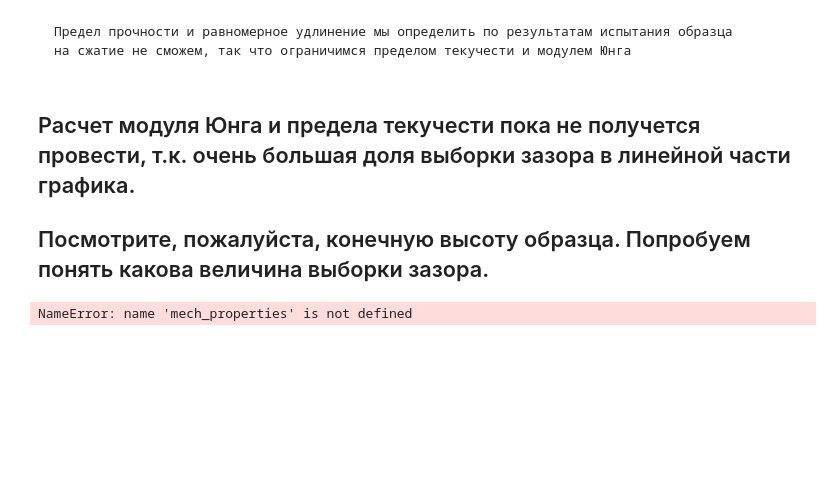
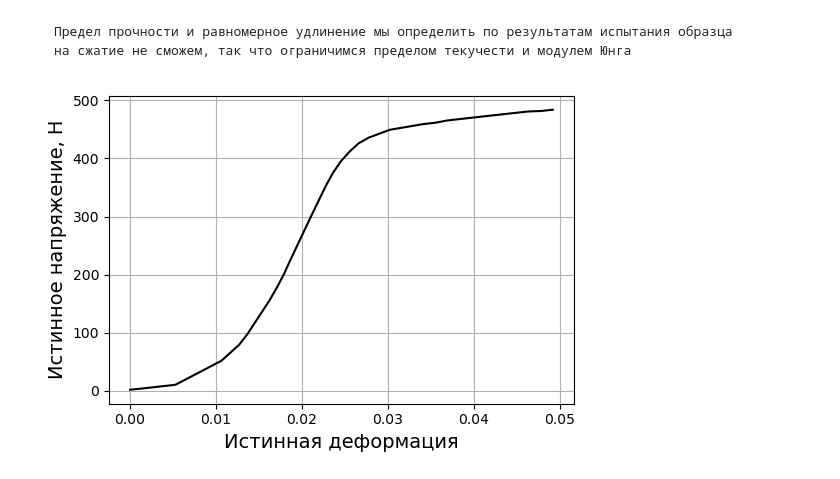
Before and after one commit to AlexanderASidorov/tension_test_calculations, a Jupyter notebook: dz/dz001/Fairuzova/Compression_test.ipynb, the cells around one changed output. Saved outputs shown, nothing was run; the diff lists cells and outputs as text; code cells hidden in the pictures; blank space fills up the shorter version.

```diff
--- a/dz/dz001/Fairuzova/Compression_test.ipynb
+++ b/dz/dz001/Fairuzova/Compression_test.ipynb
@@ -57,11 +57,11 @@ stress_strain.plot_graph(stress_strain.strain_true, stress_strain.stress_true, '
 # %% [markdown]
     Предел прочности и равномерное удлинение мы определить по результатам испытания образца
     на сжатие не сможем, так что ограничимся пределом текучести и модулем Юнга
-# %% [markdown]
-## Расчет модуля Юнга и предела текучести пока не получется провести, т.к. очень большая доля выборки зазора в линейной части графика.
-## Посмотрите, пожалуйста, конечную высоту образца. Попробуем понять какова величина выборки зазора.
-# %%
-# На данном этапе предел текучести давайте выберем визуально. Для этого посмотрим на данные поближе
-mech_properties.plot_graph(mech_properties.strain_eng[:25], mech_properties.stress_eng[:25], 'Инженерная деформация, %', 'Инженерное напряжение, МПа')
-# %% [output]
-NameError: name 'mech_properties' is not defined
+# %%
+# Создадим объект для расчета мех. характиристик (модуля Юнга и предела текучести)
+mech_properties = Mech_properties (stress_strain.strain_true, stress_strain.stress_true, stress_type = 'true')
+# Посмотрим внимательнее на "около" упругую часть графика
+filtr01 = mech_properties.strain <= 0.05
+stress_strain.plot_graph(stress_strain.strain_true[filtr01], stress_strain.stress_true[filtr01], 'Истинная деформация', 'Истинное напряжение, Н')
+# %% [output]
+[figure, added]
```
Also changed, not shown: parts of 12 cells of this notebook, 4 other files.
